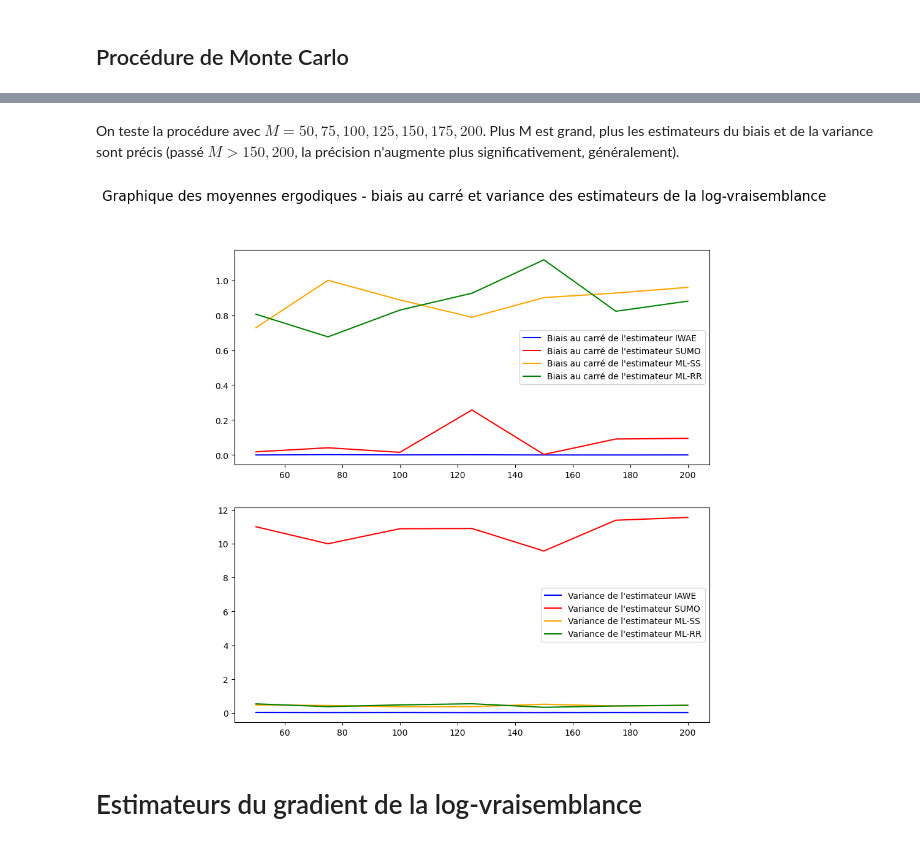
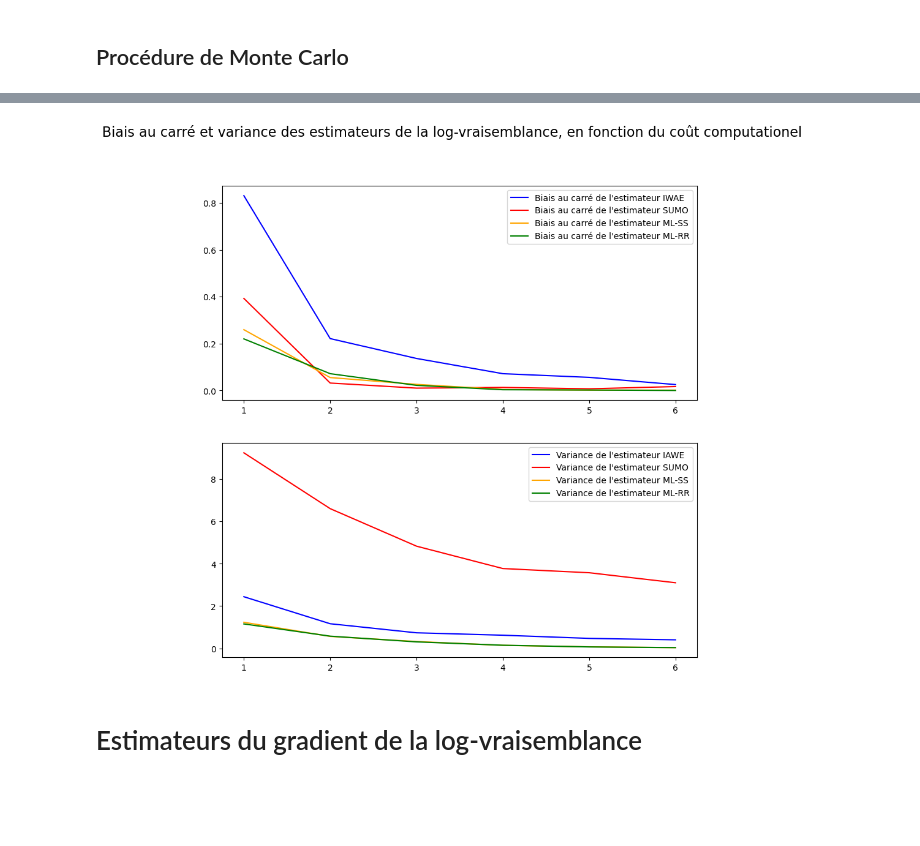
Before and after one commit to yanisrem/Simulation_and_Monte_Carlo_methods_project, a Jupyter notebook: main.ipynb, the cells around one changed output, grey strips where cells are left out. Drawn from its saved outputs; the diff is of its cells as text; code cells hidden in the pictures; blank space fills up the shorter version.

```diff
--- a/main.ipynb
+++ b/main.ipynb
@@ -96,7 +150,5 @@ def procedure_MC_logvraisemblance(M, k, x, theta, A, b):
 
     return biais_IWAE_M, biais_SUMO_M, biais_SS_M, biais_RR_M, var_IWAE_M, var_SUMO_M, var_SS_M, var_RR_M
-# %% [markdown]
-On teste la procédure avec $M=50, 75, 100, 125, 150, 175, 200$. Plus M est grand, plus les estimateurs du biais et de la variance sont précis (passé $M >150,200$, la précision n'augmente plus significativement, généralement).
 # %%
 np.random.seed(8554)
 
@@ -127,46 +183,46 @@ for m in choix_M:
 # %%
-sorted_biais_IWAE_m = sorted(biais_IWAE_m.items())
-sorted_biais_SUMO_m = sorted(biais_SUMO_m.items())
-sorted_biais_SS_m = sorted(biais_SS_m.items())
-sorted_biais_RR_m = sorted(biais_RR_m.items())
+sorted_biais_IWAE_M = sorted(biais_IWAE_M.items())
+sorted_biais_SUMO_M = sorted(biais_SUMO_M.items())
+sorted_biais_SS_M = sorted(biais_SS_M.items())
+sorted_biais_RR_M = sorted(biais_RR_M.items())
 
-sorted_var_IWAE_m = sorted(var_IWAE_m.items())
-sorted_var_SUMO_m = sorted(var_SUMO_m.items())
-sorted_var_SS_m = sorted(var_SS_m.items())
-sorted_var_RR_m = sorted(var_RR_m.items())
+sorted_var_IWAE_M = sorted(var_IWAE_M.items())
+sorted_var_SUMO_M = sorted(var_SUMO_M.items())
+sorted_var_SS_M = sorted(var_SS_M.items())
+sorted_var_RR_M = sorted(var_RR_M.items())
 
-m, biais_IAWE = zip(*sorted_biais_IWAE_m)
-m, biais_SUMO = zip(*sorted_biais_SUMO_m)
-m, biais_SS = zip(*sorted_biais_SS_m)
-m, biais_RR = zip(*sorted_biais_RR_m)
+l, biais_IAWE = zip(*sorted_biais_IWAE_M)
+l, biais_SUMO = zip(*sorted_biais_SUMO_M)
+l, biais_SS = zip(*sorted_biais_SS_M)
+l, biais_RR = zip(*sorted_biais_RR_M)
 
-m, var_IAWE = zip(*sorted_var_IWAE_m)
-m, var_SUMO = zip(*sorted_var_SUMO_m)
-m, var_SS = zip(*sorted_var_SS_m)
-m, var_RR = zip(*sorted_var_RR_m)
+l, var_IAWE = zip(*sorted_var_IWAE_M)
+l, var_SUMO = zip(*sorted_var_SUMO_M)
+l, var_SS = zip(*sorted_var_SS_M)
+l, var_RR = zip(*sorted_var_RR_M)
 
 fig, axs = plt.subplots(2,1, figsize=(10, 10))
 
-axs[0].plot(m, np.square(biais_IAWE), 'b', label="Biais au carré de l'estimateur IWAE", color="blue")
-axs[0].plot(m, np.square(biais_SUMO), 'b', label="Biais au carré de l'estimateur SUMO", color="red")
-axs[0].plot(m, np.square(biais_SS), 'b', label="Biais au carré de l'estimateur ML-SS", color="orange")
-axs[0].plot(m, np.square(biais_RR), 'b', label="Biais au carré de l'estimateur ML-RR", color="green")
+axs[0].plot(l, np.square(biais_IAWE), 'b', label="Biais au carré de l'estimateur IWAE", color="blue")
+axs[0].plot(l, np.square(biais_SUMO), 'b', label="Biais au carré de l'estimateur SUMO", color="red")
+axs[0].plot(l, np.square(biais_SS), 'b', label="Biais au carré de l'estimateur ML-SS", color="orange")
+axs[0].plot(l, np.square(biais_RR), 'b', label="Biais au carré de l'estimateur ML-RR", color="green")
 
 axs[0].legend()
 
-fig.suptitle('Graphique des moyennes ergodiques - biais au carré et variance des estimateurs de la log-vraisemblance', fontsize=16)
+fig.suptitle('Biais au carré et variance des estimateurs de la log-vraisemblance, en fonction du coût computationel', fontsize=16)
 
-axs[1].plot(m, var_IAWE, 'b', label="Variance de l'estimateur IAWE", color="blue")
-axs[1].plot(m, var_SUMO, 'b', label="Variance de l'estimateur SUMO", color="red")
-axs[1].plot(m, var_SS, 'b', label="Variance de l'estimateur ML-SS", color="orange")
-axs[1].plot(m, var_RR, 'b', label="Variance de l'estimateur ML-RR", color="green")
+axs[1].plot(l, var_IAWE, 'b', label="Variance de l'estimateur IAWE", color="blue")
+axs[1].plot(l, var_SUMO, 'b', label="Variance de l'estimateur SUMO", color="red")
+axs[1].plot(l, var_SS, 'b', label="Variance de l'estimateur ML-SS", color="orange")
+axs[1].plot(l, var_RR, 'b', label="Variance de l'estimateur ML-RR", color="green")
 
 
 axs[1].legend()
 
 plt.show()
 # %% [output]
-[figure, old version]
+[figure, new version]
 # %% [markdown]
 # Estimateurs du gradient de la log-vraisemblance
 # %% [markdown]
```
Also changed, not shown: parts of 16 cells of this notebook, 1 other file.
